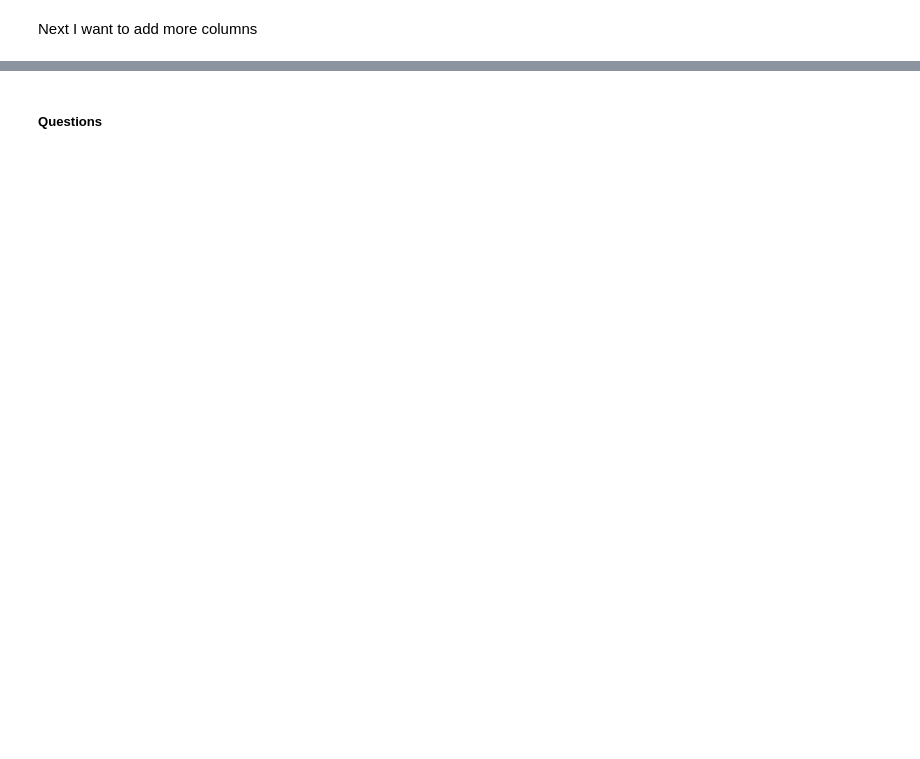
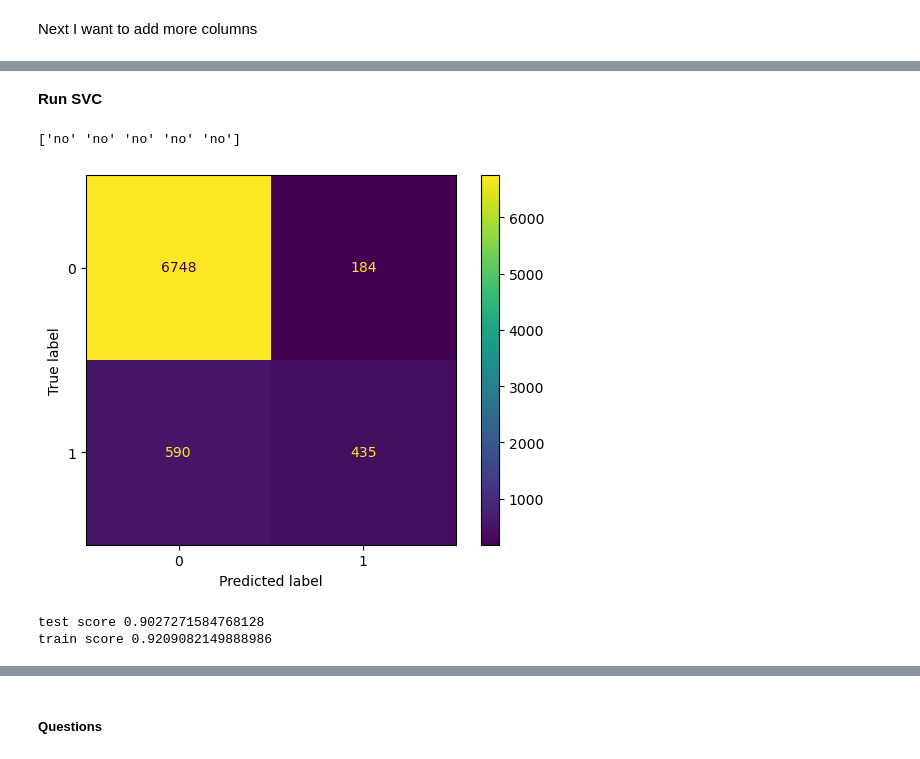
Before and after one commit to bohu2023/bank_marketing_analysis, a Jupyter notebook: solution.ipynb, the cells around one changed output, grey strips where cells are left out. Saved outputs shown, nothing was run; the diff lists cells and outputs as text; code cells hidden in the pictures; blank space fills up the shorter version.

```diff
--- a/solution.ipynb
+++ b/solution.ipynb
@@ -473,15 +659,23 @@ plt.title('Subscribed Valut Count')
+# %% [markdown]
+**Run SVC**
 # %%
 test_pipe = Pipeline([('transformer', transformer),
-                    ('model', KNeighborsClassifier(n_neighbors=19, weights='uniform', p=1))])
+                    ('model', SVC(kernel='rbf', gamma=0.1))])
 test_pipe.fit(X_train, y_train)
 preds = test_pipe.predict(X_test)
 print(preds[:5])
 confusion_mat = confusion_matrix(y_test, preds)
 disp = ConfusionMatrixDisplay(confusion_matrix=confusion_mat)
 disp.plot()
 plt.show()
+# %% [output]
+['no' 'no' 'no' 'no' 'no']
+[figure, added]
 # %%
 test_score = test_pipe.score(X_test, y_test)
 train_score = test_pipe.score(X_train, y_train)
 print(f"test score {test_score}")
 print(f"train score {train_score}")
+# %% [output]
+test score 0.9027271584768128
+train score 0.9209082149888986
```
Also changed, not shown: parts of 31 cells of this notebook.
